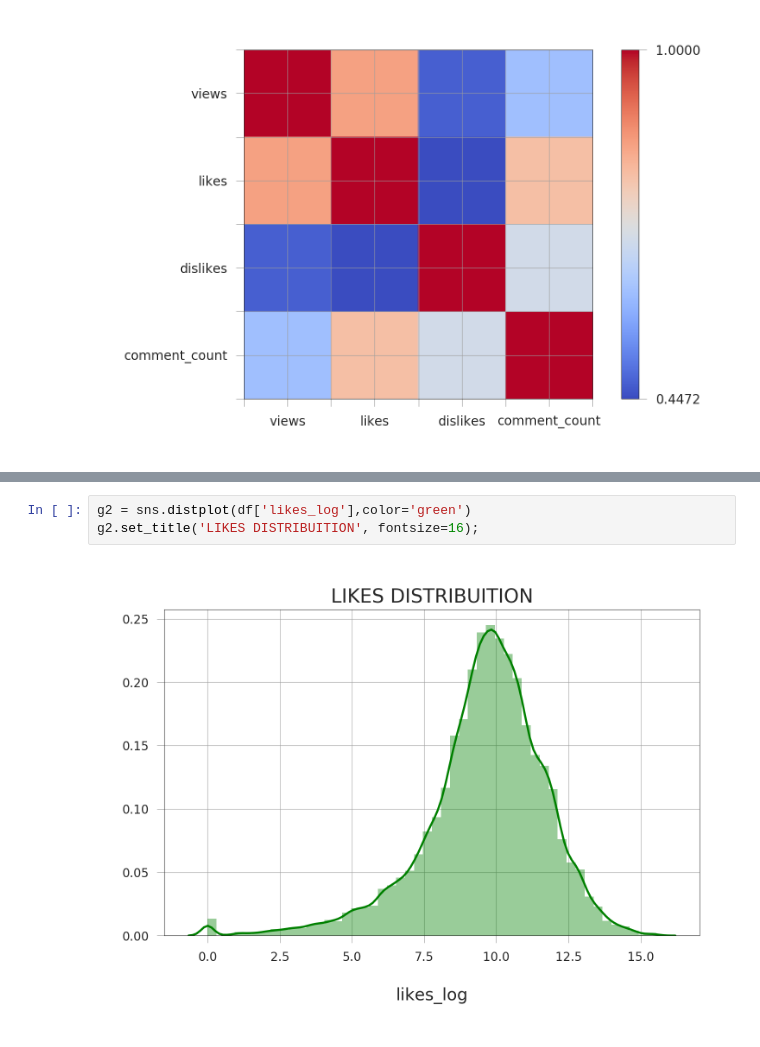
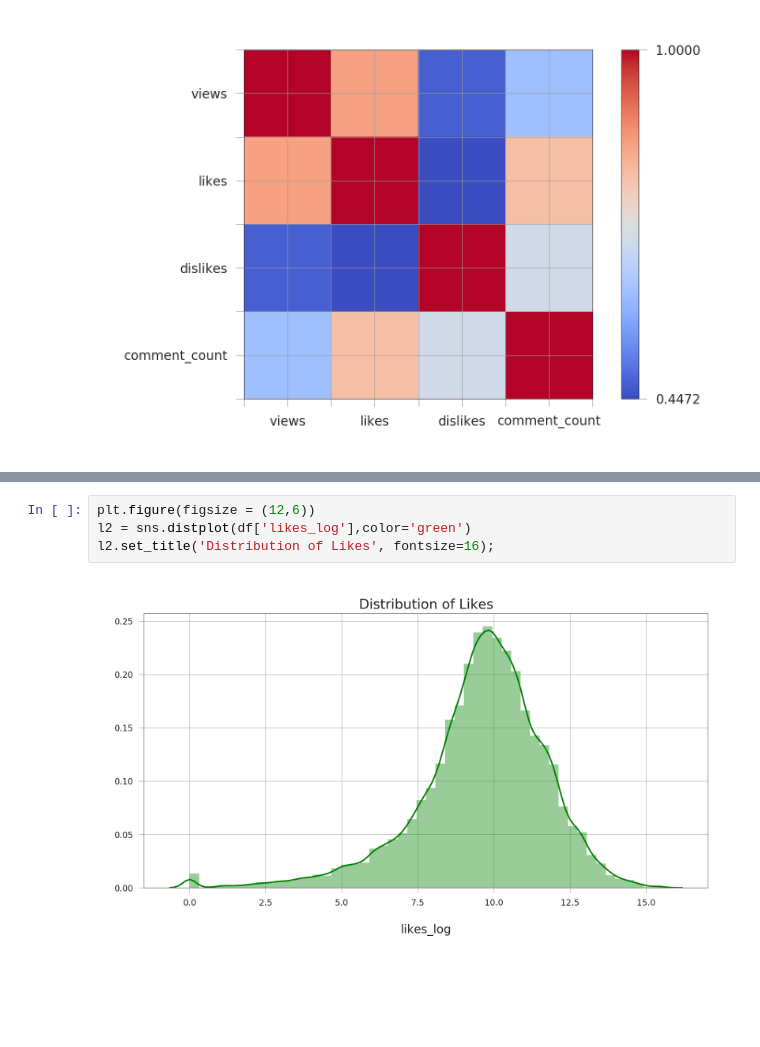
Before and after one commit to AbhinavShank/Youtube-Trending, a Jupyter notebook: YTAnalysis_USA.ipynb, the cells around one changed output, grey strips where cells are left out. Cells and saved outputs as stored; diff of their text form; blank space fills up the shorter version.

```diff
--- a/YTAnalysis_USA.ipynb
+++ b/YTAnalysis_USA.ipynb
@@ -329,6 +328,7 @@ g1.set_ylabel("Views(log)", fontsize=15);
 # %%
-g2 = sns.distplot(df['likes_log'],color='green')
-g2.set_title('LIKES DISTRIBUITION', fontsize=16);
+plt.figure(figsize = (12,6))
+l2 = sns.distplot(df['likes_log'],color='green')
+l2.set_title('Distribution of Likes', fontsize=16);
 # %% [output]
-[figure, old version]
+[figure, new version]
 # %%
```
Also changed, not shown: parts of 18 cells of this notebook.
